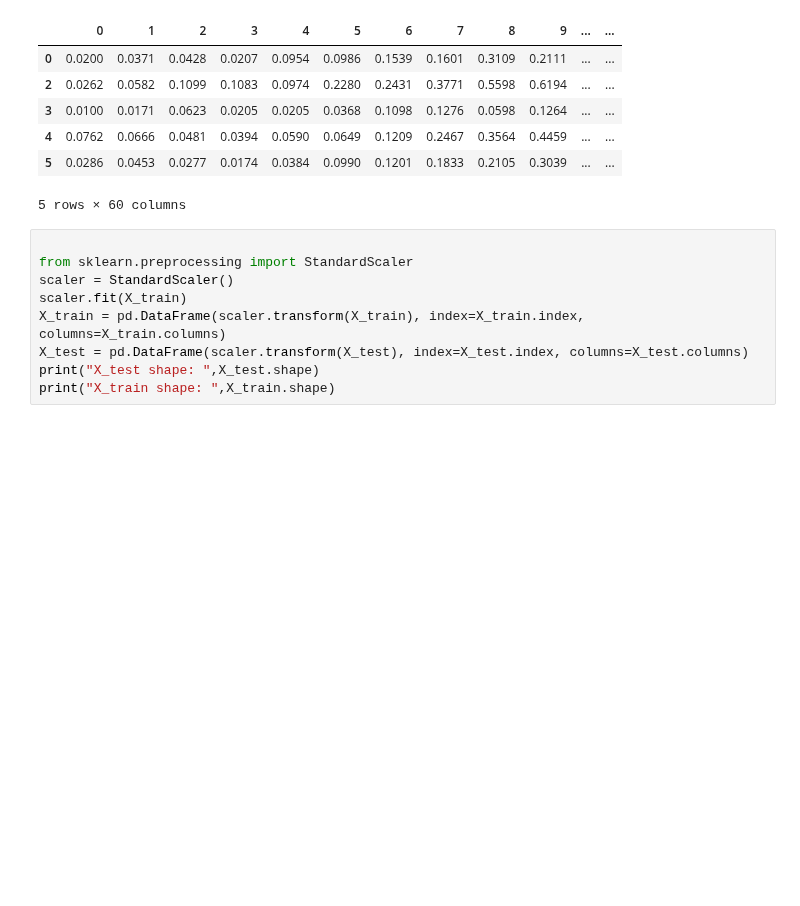
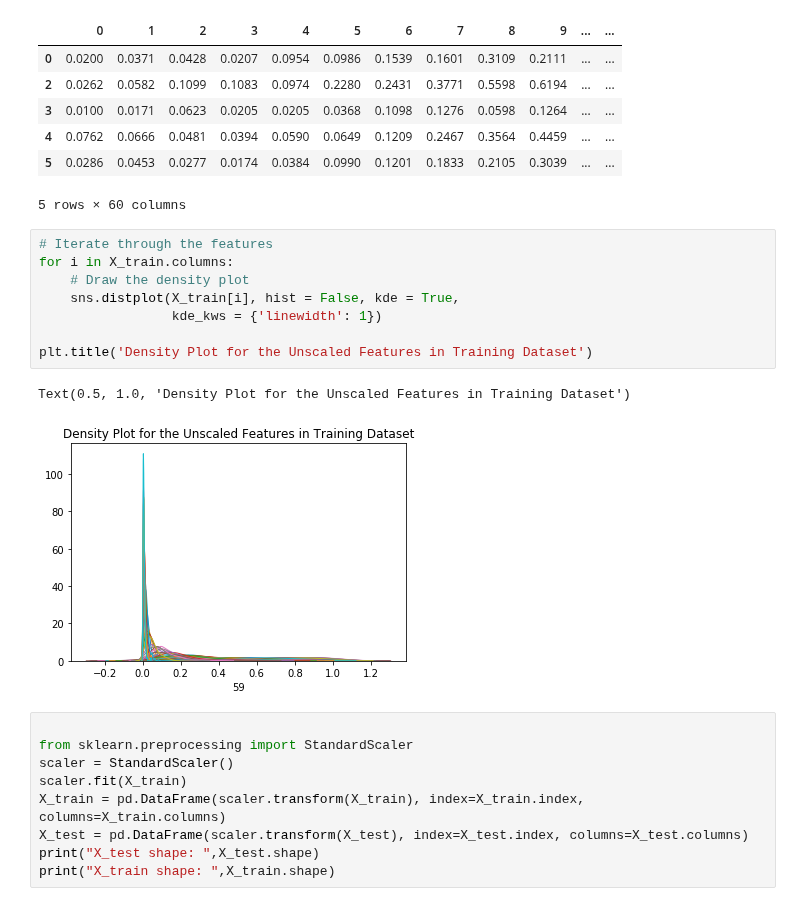
Before and after one commit to borodark/ie7860, a Jupyter notebook: HW2 MLP Sonar SKOpt.ipynb, the cells around one changed output. Saved outputs shown, nothing was run; the diff lists cells and outputs as text; blank space fills up the shorter version.

```diff
--- a/HW2 MLP Sonar SKOpt.ipynb
+++ b/HW2 MLP Sonar SKOpt.ipynb
@@ -32,6 +32,17 @@ X_train.head()
 | 4 | 0.0762 | 0.0666 | 0.0481 | 0.0394 | 0.0590 | 0.0649 | 0.1209 | 0.2467 | 0.3564 | 0.4459 | ... | ... |
 | 5 | 0.0286 | 0.0453 | 0.0277 | 0.0174 | 0.0384 | 0.0990 | 0.1201 | 0.1833 | 0.2105 | 0.3039 | ... | ... |
 5 rows × 60 columns
+# %%
+# Iterate through the features
+for i in X_train.columns:
+    # Draw the density plot
+    sns.distplot(X_train[i], hist = False, kde = True,
+                 kde_kws = {'linewidth': 1})
+
+plt.title('Density Plot for the Unscaled Features in Training Dataset')
+# %% [output]
+Text(0.5, 1.0, 'Density Plot for the Unscaled Features in Training Dataset')
+[figure, added]
 # %%
 
 from sklearn.preprocessing import StandardScaler
```
Also changed, not shown: 1 other file.
